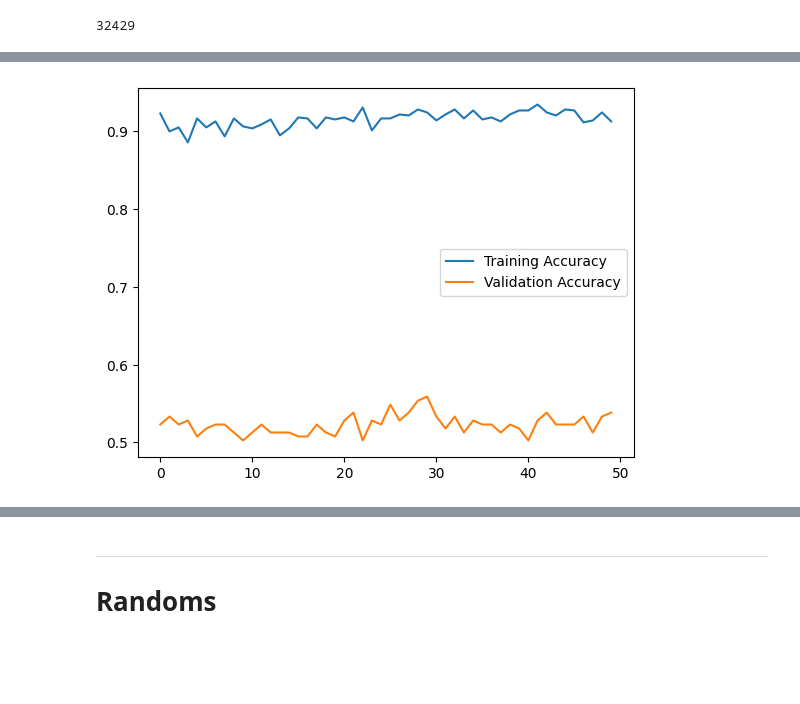
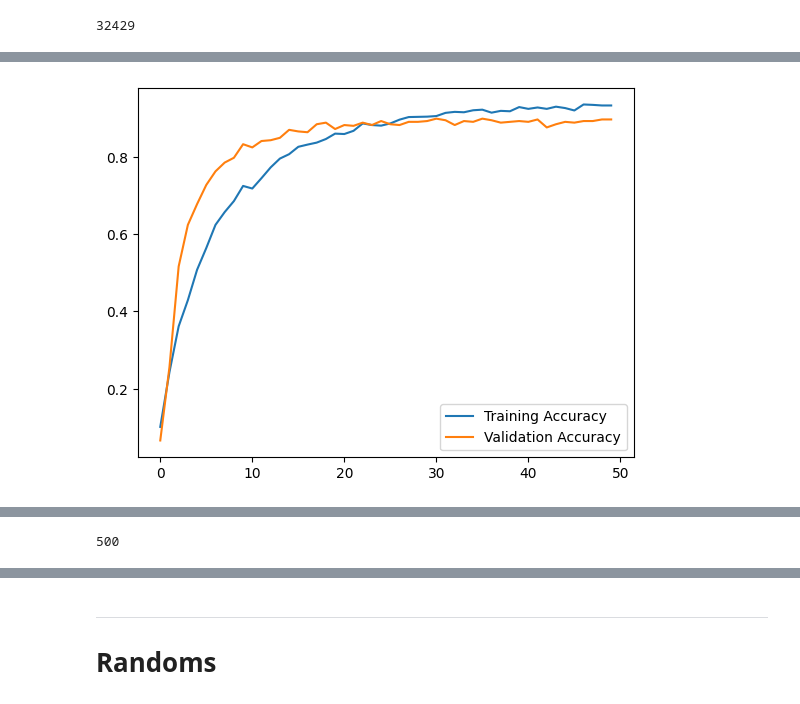
Before and after one commit to Rishit605/Resume-Analysis-NLP, a Jupyter notebook: notebook/Final.ipynb, the cells around one changed output, grey strips where cells are left out. Cells and saved outputs as stored; diff of their text form; code cells hidden in the pictures; blank space fills up the shorter version.

```diff
--- a/notebook/Final.ipynb
+++ b/notebook/Final.ipynb
@@ -240,7 +243,9 @@ Creating TF datasets...
 # Create the imbalanced handler with your preprocessor
 handler = ImbalancedNLPHandler(
     preprocessor=preprocessor,
-    strategy="weighted"  # or "oversample" or "undersample"
+    # strategy="weighted"
+    strategy="oversample"  # "weighted" or "oversample" or "undersample"
+    # strategy="undersample"
 )
 
 # Check initial class distribution
@@ -437,7 +442,7 @@ Epoch 50/50
 # %%
-plot_accuracy(hitory, 'accuracy', 'val_accuracy')
+plot_accuracy(history, 'accuracy', 'val_accuracy')
 # %% [output]
-[figure, old version]
+[figure, new version]
 # %%
 history = model.fit(
     data['train_dataset'],
@@ -465,3 +470,7 @@ Epoch 9/10
 25/25 ━━━━━━━━━━━━━━━━━━━━ 2s 85ms/step - accuracy: 0.1107 - loss: 0.0767 - val_accuracy: 0.0974 - val_loss: 3.0539
 Epoch 10/10
 25/25 ━━━━━━━━━━━━━━━━━━━━ 2s 82ms/step - accuracy: 0.1433 - loss: 0.0698 - val_accuracy: 0.0974 - val_loss: 3.0757
+# %%
+len(next(iter(data['train_dataset']))[0])
+# %% [output]
+500
```
Also changed, not shown: parts of 4 cells of this notebook.
